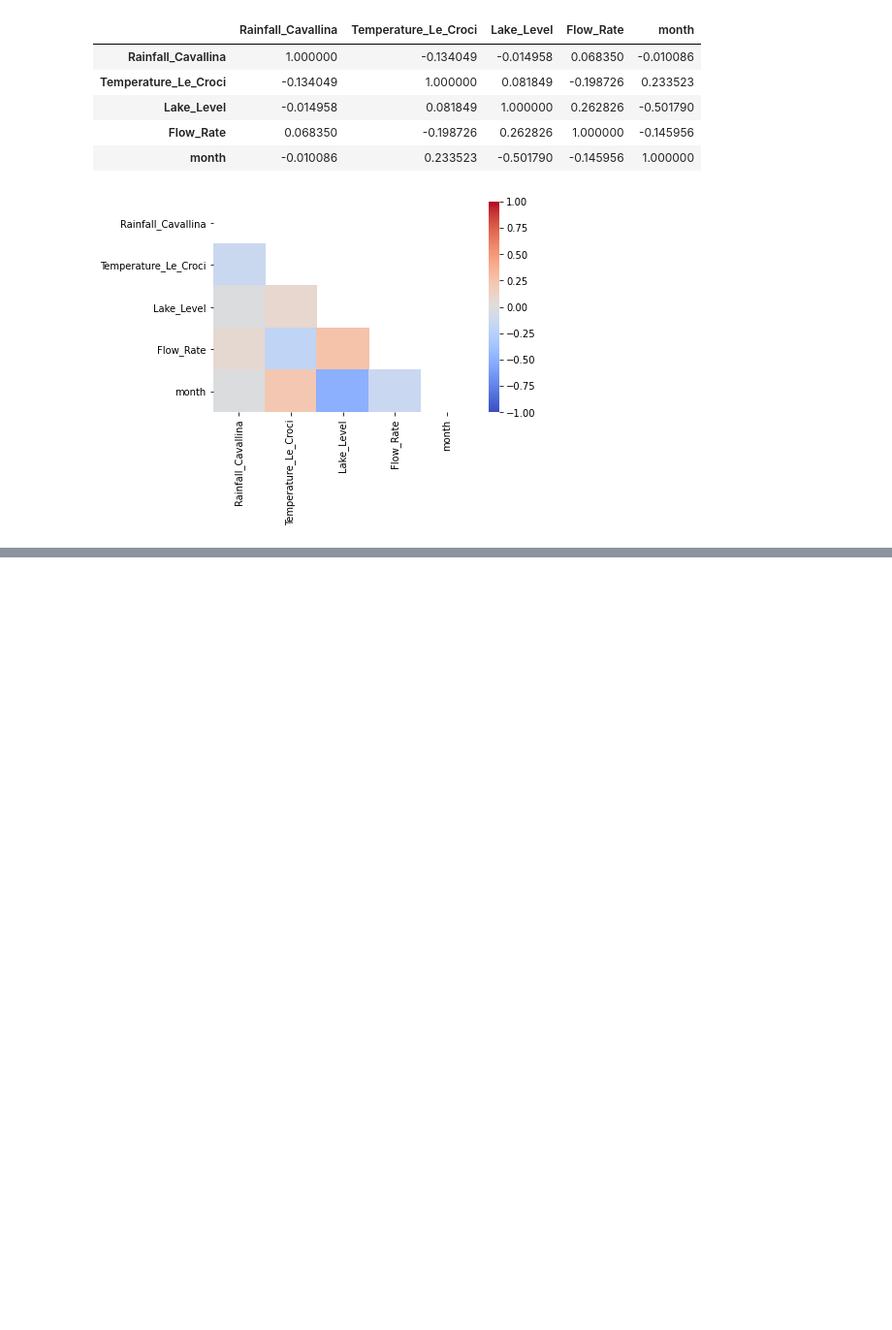
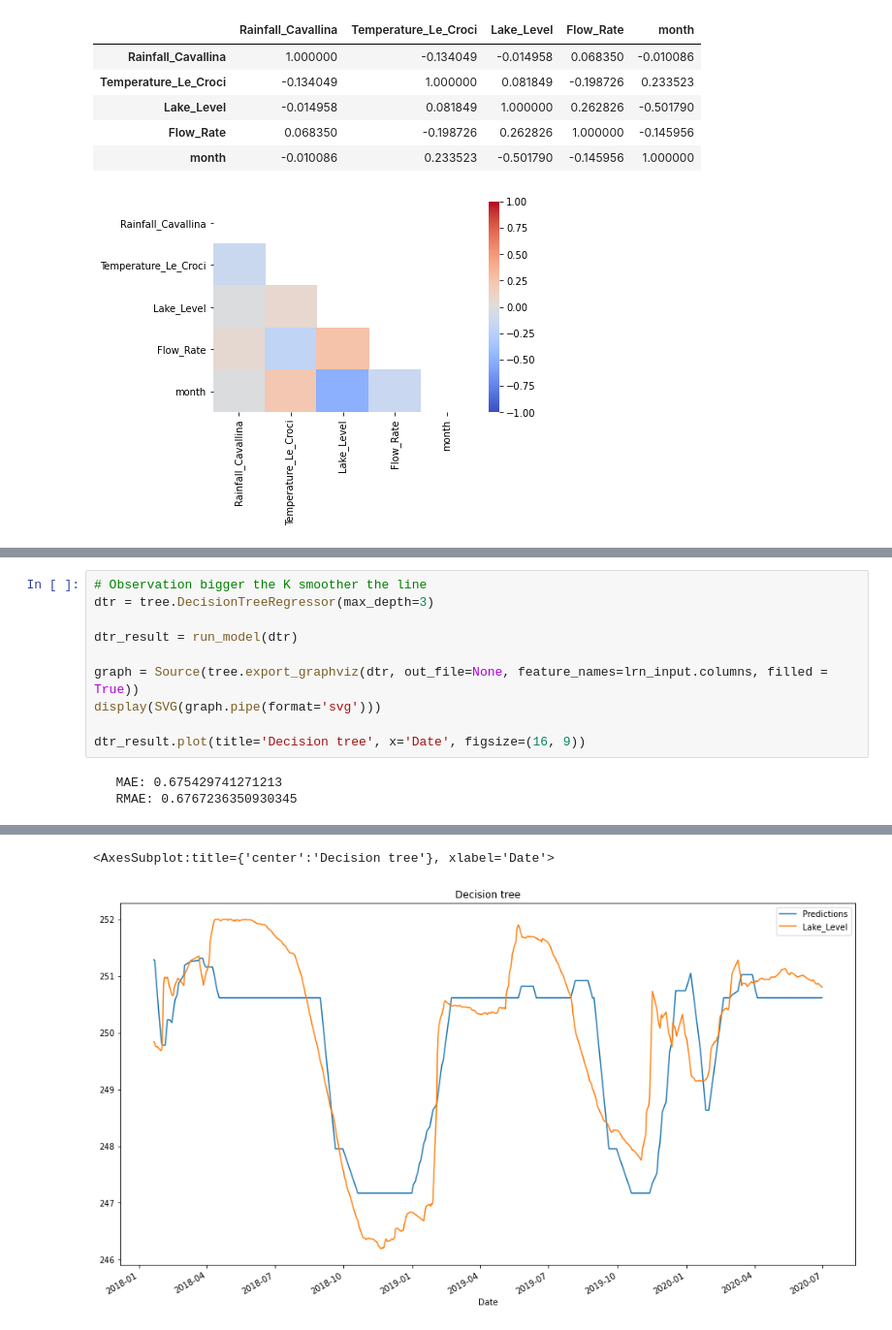
Before and after one commit to KlemenKozelj/master_thesis, a Jupyter notebook: 02_Lake_Bilancino.ipynb, the cells around one changed output, grey strips where cells are left out. Shown at 97% size. Saved outputs shown, nothing was run; the diff lists cells and outputs as text; blank space fills up the shorter version.

```diff
--- a/02_Lake_Bilancino.ipynb
+++ b/02_Lake_Bilancino.ipynb
@@ -94,0 +115,13 @@ tgt_output = tgt[tgt.index > split]
+# %%
+# Observation bigger the K smoother the line
+dtr = tree.DecisionTreeRegressor(max_depth=3)
+
+dtr_result = run_model(dtr)
+
+graph = Source(tree.export_graphviz(dtr, out_file=None, feature_names=lrn_input.columns, filled = True))
+display(SVG(graph.pipe(format='svg')))
+
+dtr_result.plot(title='Decision tree', x='Date', figsize=(16, 9))
+# %% [output]
+   MAE: 0.675429741271213
+   RMAE: 0.6767236350930345
@@ -95,3 +129,5 @@ tgt_output = tgt[tgt.index > split]
+<AxesSubplot:title={'center':'Decision tree'}, xlabel='Date'>
+[figure, added]
 # %%
 # Observation bigger the K smoother the line
 knr = KNeighborsRegressor(n_neighbors=30)
```
Also changed, not shown: parts of 4 cells of this notebook, 1 other file.
